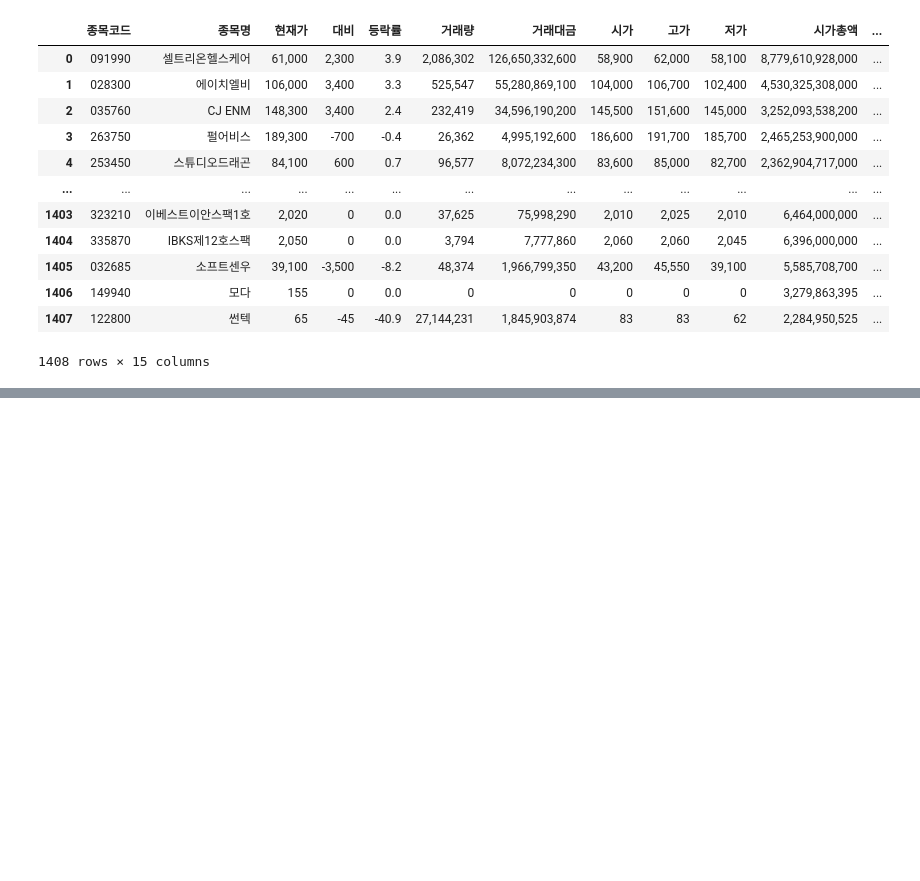
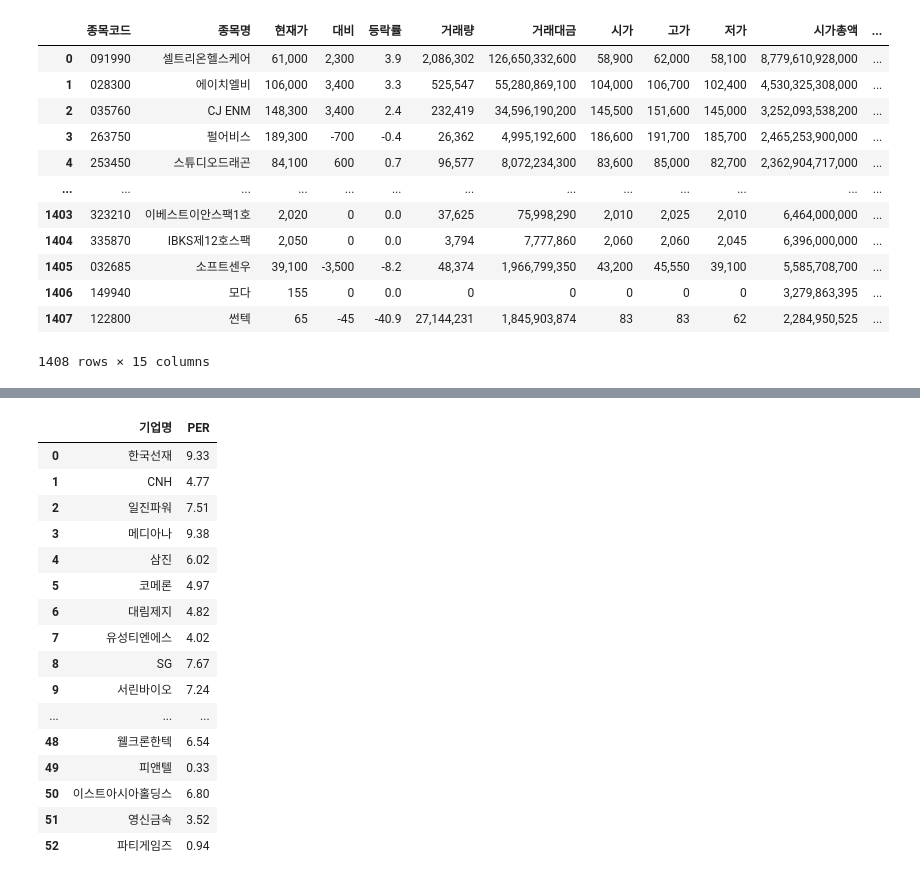
Before and after one commit to dudals3844/financial_analysis, a Jupyter notebook: src/market_cap_bottom_kosdaq.ipynb, the cells around one changed output, grey strips where cells are left out. Drawn from its saved outputs; the diff is of its cells as text; code cells hidden in the pictures; blank space fills up the shorter version.

```diff
--- a/src/market_cap_bottom_kosdaq.ipynb
+++ b/src/market_cap_bottom_kosdaq.ipynb
@@ -127,0 +146,20 @@ for i in range(0, len(kosdaq_bottom)):
+# %%
+per_df
+# %% [output]
+|  | 기업명 | PER |
+| 0 | 한국선재 | 9.33 |
+| 1 | CNH | 4.77 |
+| 2 | 일진파워 | 7.51 |
+| 3 | 메디아나 | 9.38 |
+| 4 | 삼진 | 6.02 |
+| 5 | 코메론 | 4.97 |
+| 6 | 대림제지 | 4.82 |
+| 7 | 유성티엔에스 | 4.02 |
+| 8 | SG | 7.67 |
+| 9 | 서린바이오 | 7.24 |
+| ... | ... | ... |
+| 48 | 웰크론한텍 | 6.54 |
+| 49 | 피앤텔 | 0.33 |
+| 50 | 이스트아시아홀딩스 | 6.80 |
+| 51 | 영신금속 | 3.52 |
+| 52 | 파티게임즈 | 0.94 |
```
Also changed, not shown: parts of 9 cells of this notebook, 14 other files.
